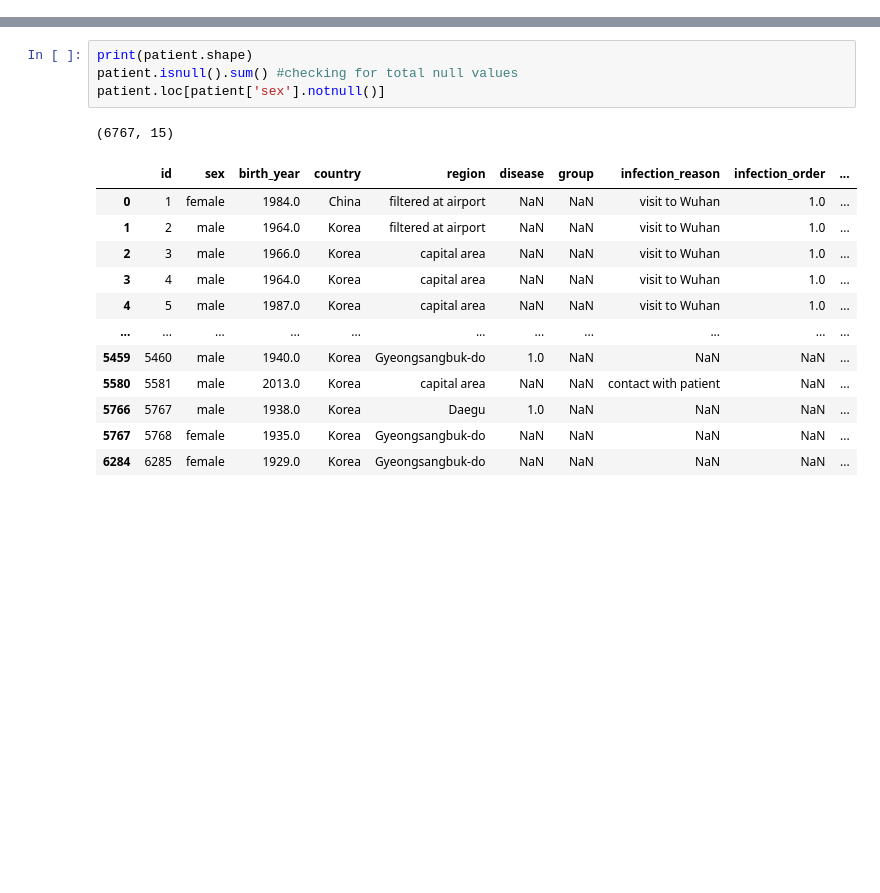
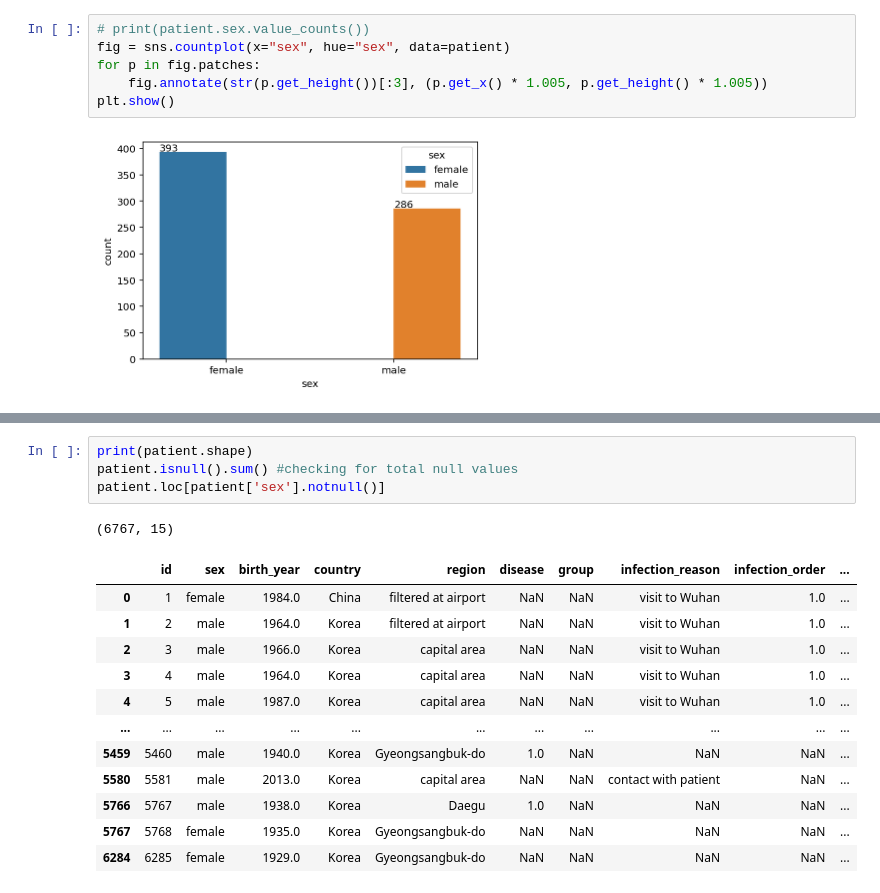
Before and after one commit to LeoHanSung/SinChon8, a Jupyter notebook: namho/corona_namho.ipynb, the cells around one changed output, grey strips where cells are left out. Cells and saved outputs as stored; diff of their text form; blank space fills up the shorter version.

```diff
--- a/namho/corona_namho.ipynb
+++ b/namho/corona_namho.ipynb
@@ -83,0 +381,8 @@ dtype: int64
+# %%
+# print(patient.sex.value_counts())
+fig = sns.countplot(x="sex", hue="sex", data=patient)
+for p in fig.patches:
+    fig.annotate(str(p.get_height())[:3], (p.get_x() * 1.005, p.get_height() * 1.005))
+plt.show()
+# %% [output]
+[figure, added]
```
Also changed, not shown: parts of 21 cells of this notebook.
